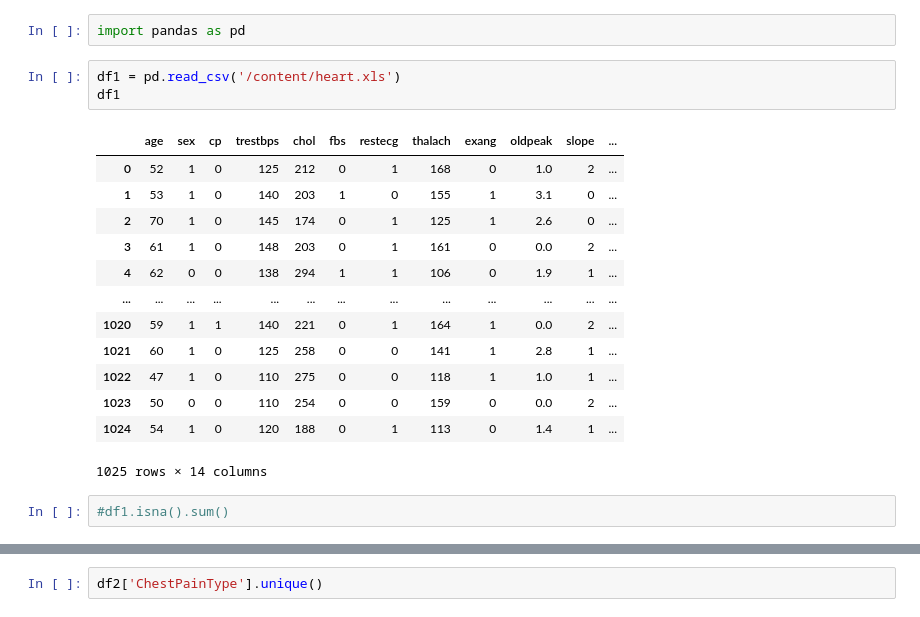
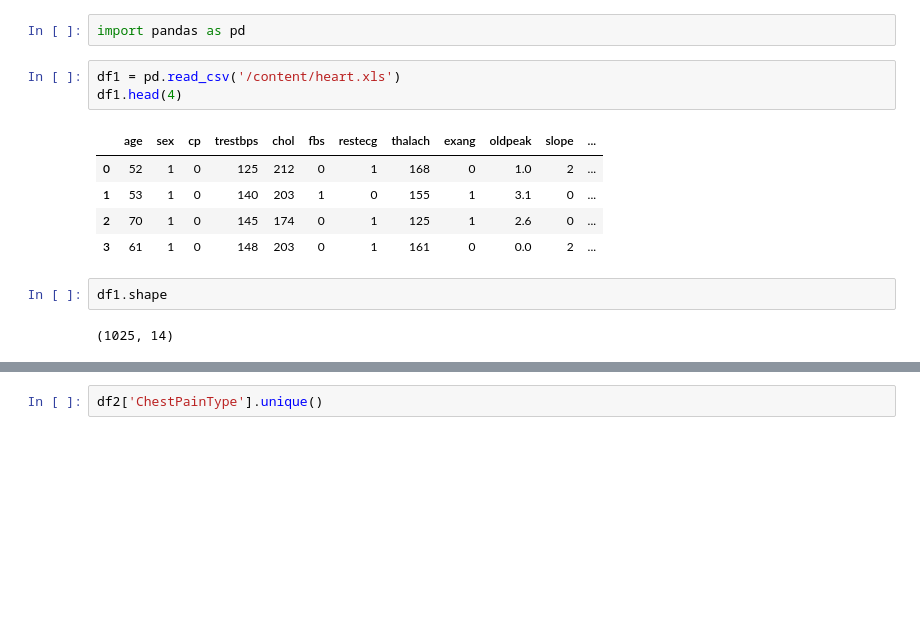
Before and after one commit to Arif118/Heart-disease-prediction, a Jupyter notebook: Heart_disease_prediction.ipynb, the cells around one changed output, grey strips where cells are left out. Drawn from its saved outputs; the diff is of its cells as text; blank space fills up the shorter version.

```diff
--- a/Heart_disease_prediction.ipynb
+++ b/Heart_disease_prediction.ipynb
@@ -4,22 +4,16 @@
 import pandas as pd
 # %%
 df1 = pd.read_csv('/content/heart.xls')
-df1
+df1.head(4)
 # %% [output]
 |  | age | sex | cp | trestbps | chol | fbs | restecg | thalach | exang | oldpeak | slope | ... |
 | 0 | 52 | 1 | 0 | 125 | 212 | 0 | 1 | 168 | 0 | 1.0 | 2 | ... |
 | 1 | 53 | 1 | 0 | 140 | 203 | 1 | 0 | 155 | 1 | 3.1 | 0 | ... |
 | 2 | 70 | 1 | 0 | 145 | 174 | 0 | 1 | 125 | 1 | 2.6 | 0 | ... |
 | 3 | 61 | 1 | 0 | 148 | 203 | 0 | 1 | 161 | 0 | 0.0 | 2 | ... |
-| 4 | 62 | 0 | 0 | 138 | 294 | 1 | 1 | 106 | 0 | 1.9 | 1 | ... |
-| ... | ... | ... | ... | ... | ... | ... | ... | ... | ... | ... | ... | ... |
-| 1020 | 59 | 1 | 1 | 140 | 221 | 0 | 1 | 164 | 1 | 0.0 | 2 | ... |
-| 1021 | 60 | 1 | 0 | 125 | 258 | 0 | 0 | 141 | 1 | 2.8 | 1 | ... |
-| 1022 | 47 | 1 | 0 | 110 | 275 | 0 | 0 | 118 | 1 | 1.0 | 1 | ... |
-| 1023 | 50 | 0 | 0 | 110 | 254 | 0 | 0 | 159 | 0 | 0.0 | 2 | ... |
-| 1024 | 54 | 1 | 0 | 120 | 188 | 0 | 1 | 113 | 0 | 1.4 | 1 | ... |
-1025 rows × 14 columns
-# %%
-#df1.isna().sum()
+# %%
+df1.shape
+# %% [output]
+(1025, 14)
 # %%
 df2 = pd.read_csv('/content/heart(2).xls')
```
Also changed, not shown: parts of 15 cells of this notebook.
